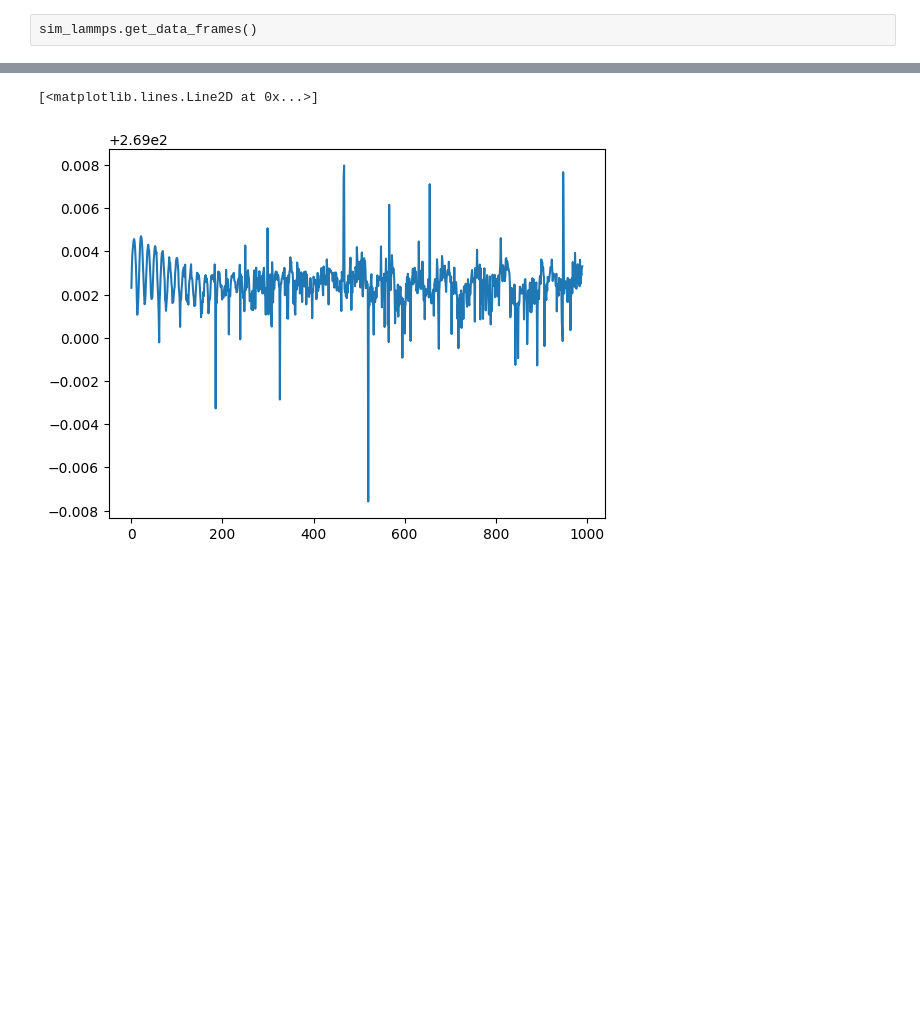
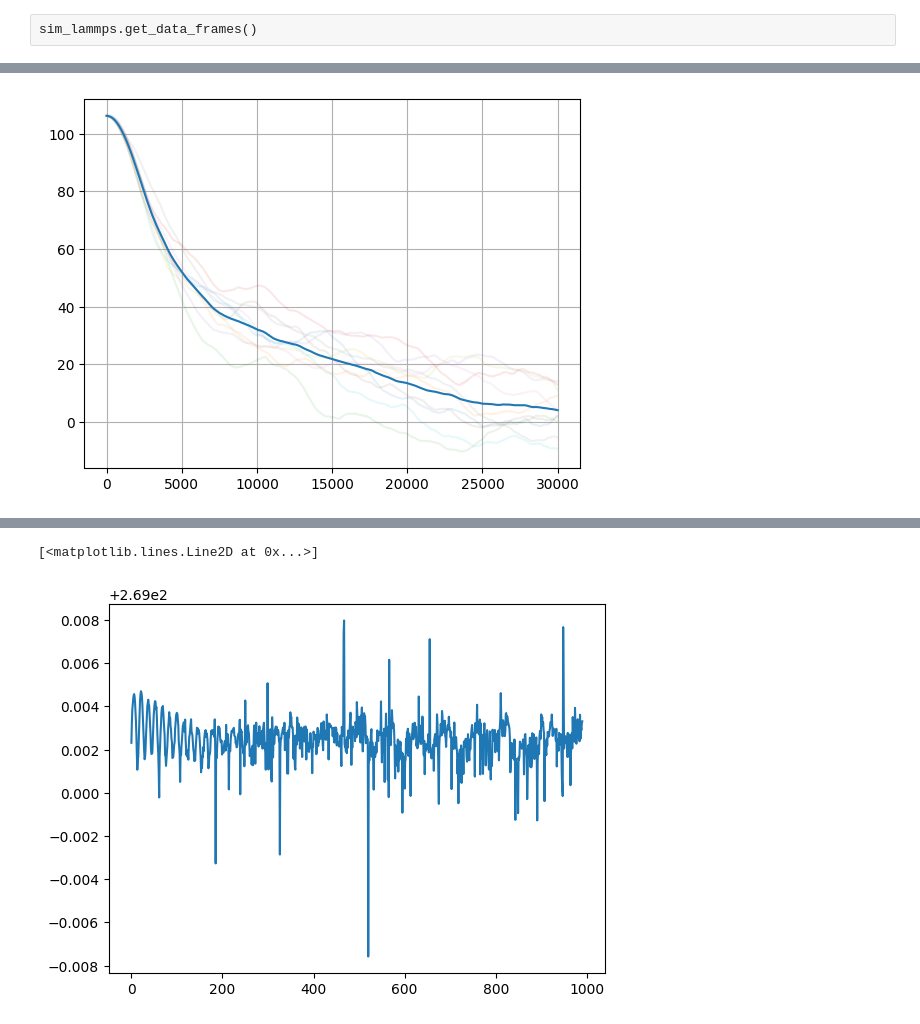
Before and after one commit to ashmat98/LJ-magnetic, a Jupyter notebook: Simulate LAMMPS.ipynb, the cells around one changed output, grey strips where cells are left out. Drawn from its saved outputs; the diff is of its cells as text; code cells hidden in the pictures; blank space fills up the shorter version.

```diff
--- a/Simulate LAMMPS.ipynb
+++ b/Simulate LAMMPS.ipynb
@@ -118,0 +217,10 @@ plt.grid()
+# %%
+# ecc = 0.04
+df = pd.DataFrame([(x["L"]).sum(axis=1) for x,_ in res]).T
+df.loc[:].plot(alpha=0.1)
+df.loc[:].mean(axis=1).plot()
+plt.gca().get_legend().remove()
+ax = plt.gca()
+plt.grid()
+# %% [output]
+[figure, added]
```
Also changed, not shown: parts of 10 cells of this notebook, 5 other files.
